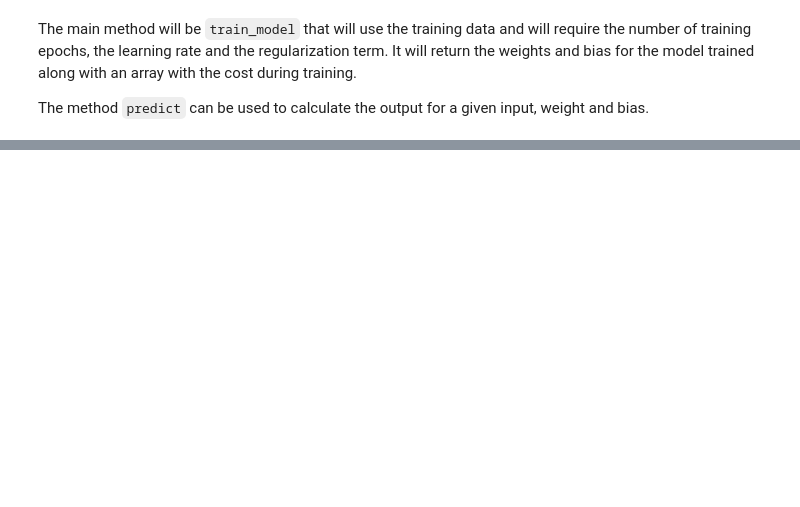
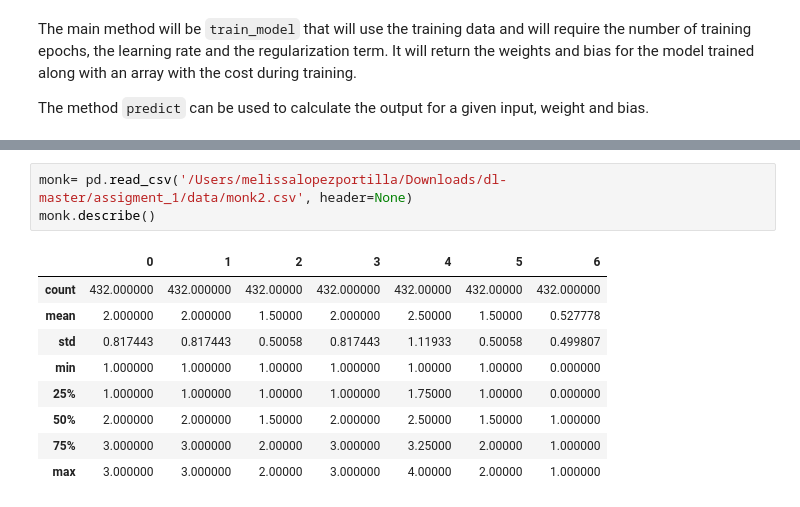
Before and after one commit to adrigrillo/dl, a Jupyter notebook: assigment_1/assignment_1.ipynb, the cells around one changed output, grey strips where cells are left out. Drawn from its saved outputs; the diff is of its cells as text; blank space fills up the shorter version.

```diff
--- a/assigment_1/assignment_1.ipynb
+++ b/assigment_1/assignment_1.ipynb
@@ -247,0 +301,13 @@ Finished training, trained during 100000
+# %%
+monk= pd.read_csv('/Users/melissalopezportilla/Downloads/dl-master/assigment_1/data/monk2.csv', header=None)
+monk.describe()
+# %% [output]
+|  | 0 | 1 | 2 | 3 | 4 | 5 | 6 |
+| count | 432.000000 | 432.000000 | 432.00000 | 432.000000 | 432.00000 | 432.00000 | 432.000000 |
+| mean | 2.000000 | 2.000000 | 1.50000 | 2.000000 | 2.50000 | 1.50000 | 0.527778 |
+| std | 0.817443 | 0.817443 | 0.50058 | 0.817443 | 1.11933 | 0.50058 | 0.499807 |
+| min | 1.000000 | 1.000000 | 1.00000 | 1.000000 | 1.00000 | 1.00000 | 0.000000 |
+| 25% | 1.000000 | 1.000000 | 1.00000 | 1.000000 | 1.75000 | 1.00000 | 0.000000 |
+| 50% | 2.000000 | 2.000000 | 1.50000 | 2.000000 | 2.50000 | 1.50000 | 1.000000 |
+| 75% | 3.000000 | 3.000000 | 2.00000 | 3.000000 | 3.25000 | 2.00000 | 1.000000 |
+| max | 3.000000 | 3.000000 | 2.00000 | 3.000000 | 4.00000 | 2.00000 | 1.000000 |
```
Also changed, not shown: parts of 12 cells of this notebook.
